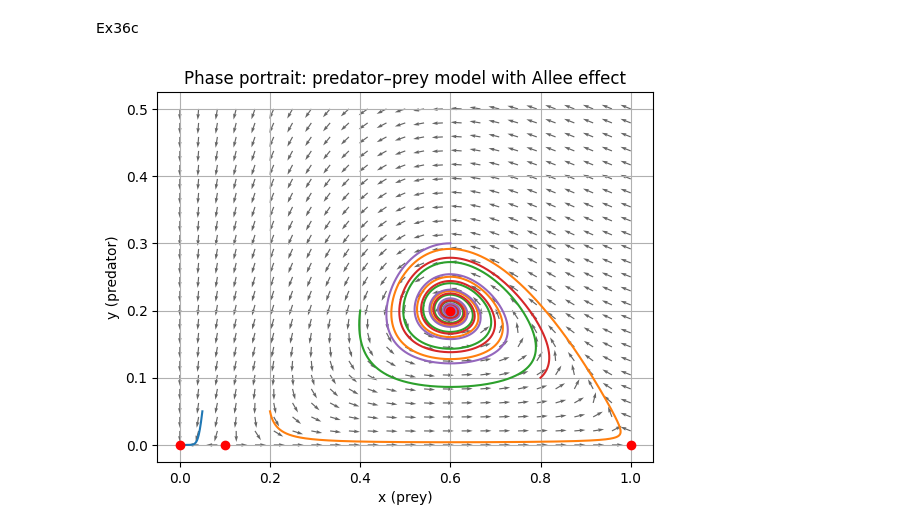
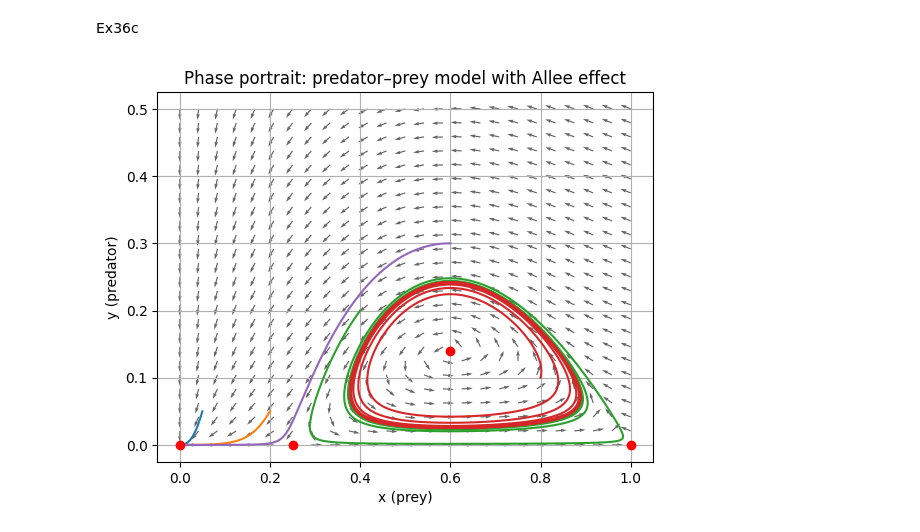
Before and after one commit to mohdkashifansari/Optimisation_and_Numerical_Analysis_Techniques, a Jupyter notebook: ADE/Tut9.ipynb, the cells around one changed output. Saved outputs shown, nothing was run; the diff lists cells and outputs as text; code cells hidden in the pictures.

```diff
--- a/ADE/Tut9.ipynb
+++ b/ADE/Tut9.ipynb
@@ -101,7 +101,7 @@ Ex36c
 import numpy as np
 import matplotlib.pyplot as plt
 
-psi = 0.1
+psi = 0.25
 eta = 0.6
 alpha = 1.0
 
@@ -138,31 +138,31 @@ plt.figure()
 plt.quiver(X, Y, DX, DY, alpha=0.6)
 
 for x0, y0 in initial_conditions:
     x = np.zeros(N)
     y = np.zeros(N)
     x[0], y[0] = x0, y0
 
     for k in range(N-1):
         dx, dy = f(x[k], y[k])
         x[k+1] = (x[k] + dt*dx)
         y[k+1] = (y[k] + dt*dy)
 
     plt.plot(x, y)
 
 equilibria = [
     (0.0, 0.0),
     (psi, 0.0),
     (1.0, 0.0),
     (eta, (eta - psi)*(1 - eta)/alpha)
 ]
 
 for ex, ey in equilibria:
     plt.plot(ex, ey, 'ro')
 
 plt.xlabel("x (prey)")
 plt.ylabel("y (predator)")
 plt.title("Phase portrait: predator–prey model with Allee effect")
 plt.grid()
 plt.show()
 # %% [output]
-[figure, old version]
+[figure, new version]
```
Also changed, not shown: 14 other files.
